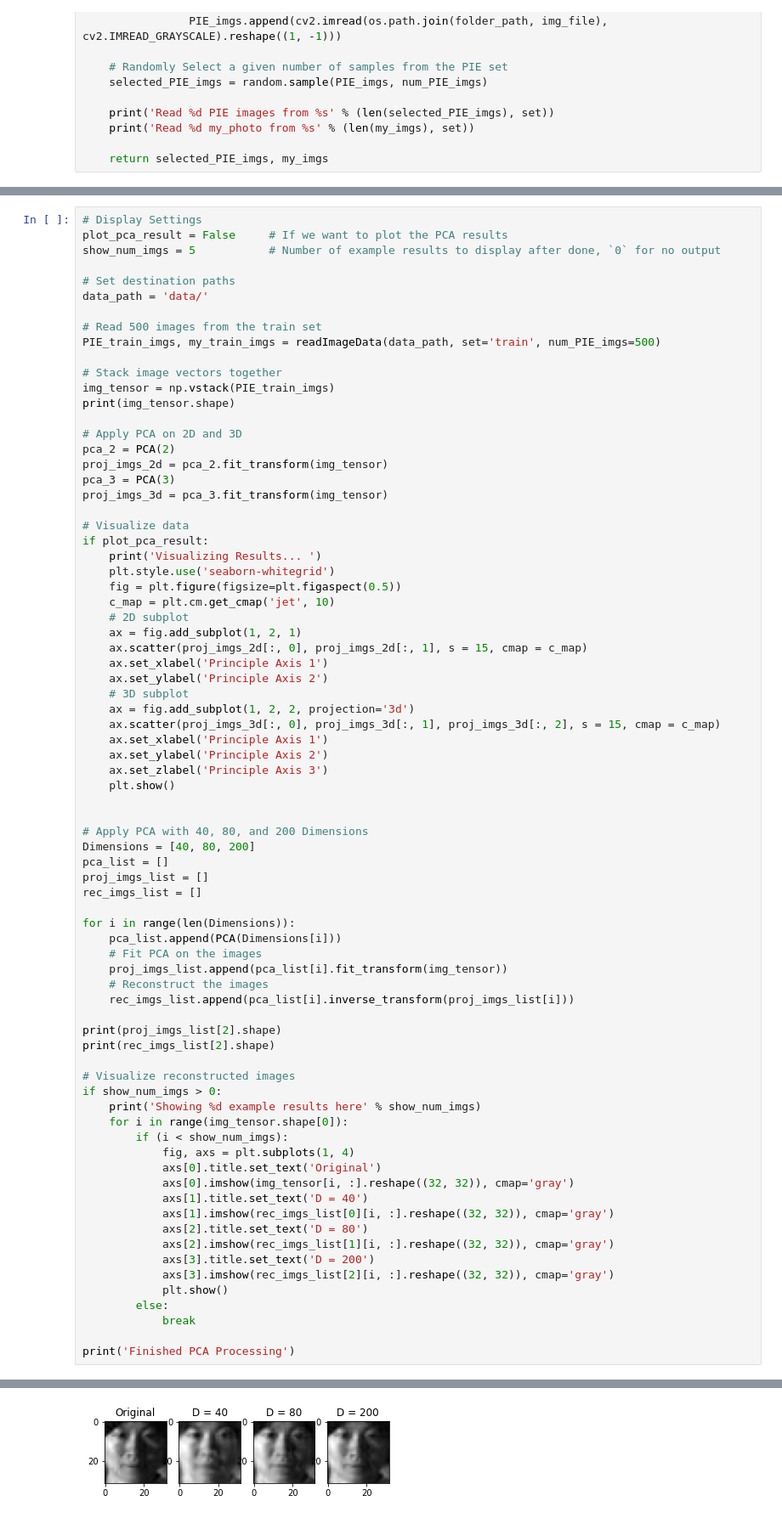
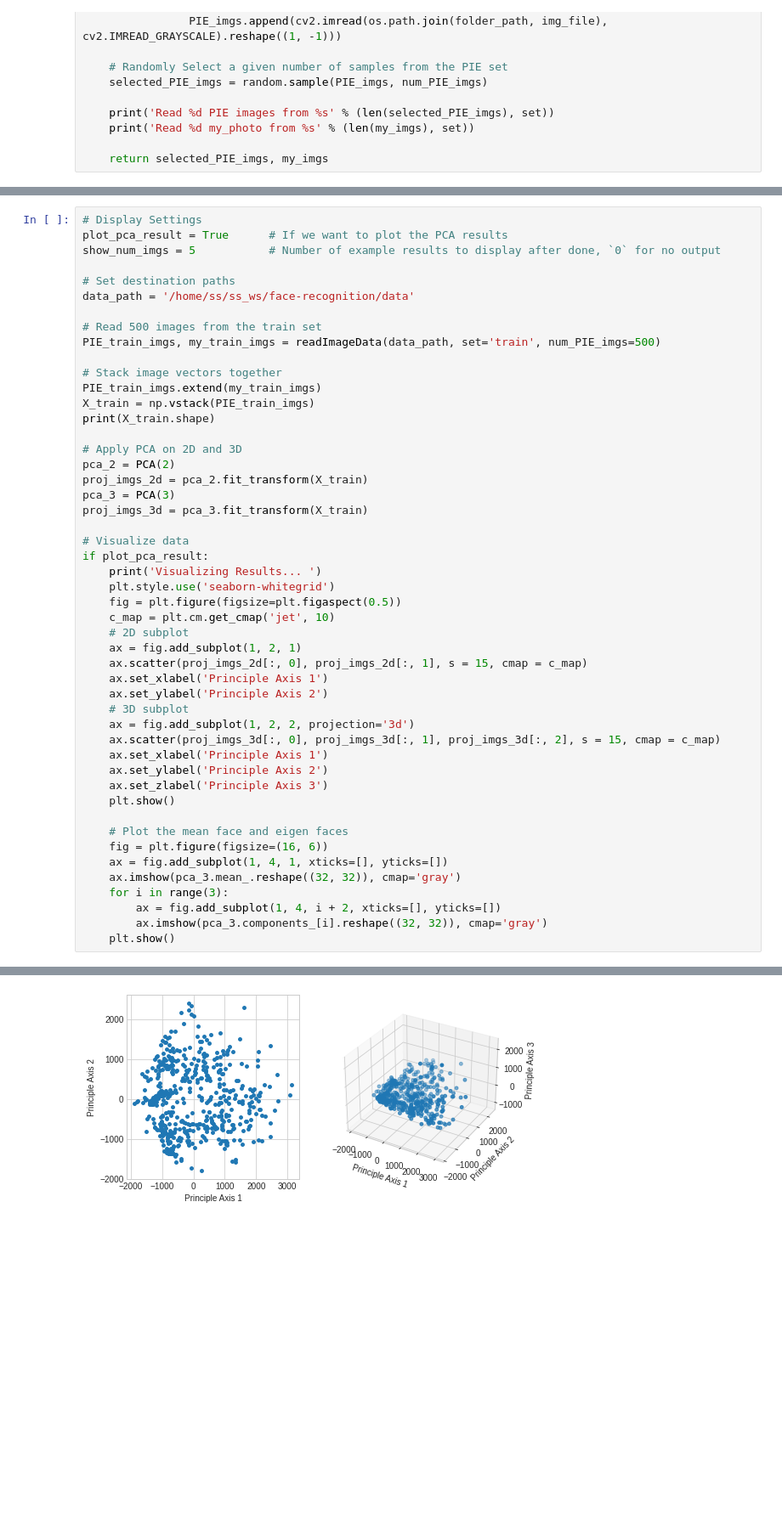
Before and after one commit to SS47816/face-recognition, a Jupyter notebook: face_recognition.ipynb, the cells around one changed output, grey strips where cells are left out. Shown at 85% size. Saved outputs shown, nothing was run; the diff lists cells and outputs as text; blank space fills up the shorter version.

Commit message:
feat: add plotting for eigenfaces

```diff
--- a/face_recognition.ipynb
+++ b/face_recognition.ipynb
@@ -42,23 +45,24 @@ def readImageData(data_path, set='train', num_PIE_imgs=-1):
 # %%
 # Display Settings
-plot_pca_result = False     # If we want to plot the PCA results
+plot_pca_result = True      # If we want to plot the PCA results
 show_num_imgs = 5           # Number of example results to display after done, `0` for no output
 
 # Set destination paths
-data_path = 'data/'
+data_path = '/home/ss/ss_ws/face-recognition/data'
 
 # Read 500 images from the train set
 PIE_train_imgs, my_train_imgs = readImageData(data_path, set='train', num_PIE_imgs=500)
 
 # Stack image vectors together
-img_tensor = np.vstack(PIE_train_imgs)
-print(img_tensor.shape)
+PIE_train_imgs.extend(my_train_imgs)
+X_train = np.vstack(PIE_train_imgs)
+print(X_train.shape)
 
 # Apply PCA on 2D and 3D
 pca_2 = PCA(2)
-proj_imgs_2d = pca_2.fit_transform(img_tensor)
+proj_imgs_2d = pca_2.fit_transform(X_train)
 pca_3 = PCA(3)
-proj_imgs_3d = pca_3.fit_transform(img_tensor)
+proj_imgs_3d = pca_3.fit_transform(X_train)
 
 # Visualize data
 if plot_pca_result:
@@ -79,42 +83,14 @@ if plot_pca_result:
     ax.set_zlabel('Principle Axis 3')
     plt.show()
 
-
-# Apply PCA with 40, 80, and 200 Dimensions
-Dimensions = [40, 80, 200]
-pca_list = []
-proj_imgs_list = []
-rec_imgs_list = []
-
-for i in range(len(Dimensions)):
-    pca_list.append(PCA(Dimensions[i]))
-    # Fit PCA on the images
-    proj_imgs_list.append(pca_list[i].fit_transform(img_tensor))
-    # Reconstruct the images
-    rec_imgs_list.append(pca_list[i].inverse_transform(proj_imgs_list[i]))
-
-print(proj_imgs_list[2].shape)
-print(rec_imgs_list[2].shape)
-
-# Visualize reconstructed images
-if show_num_imgs > 0:
-    print('Showing %d example results here' % show_num_imgs)
-    for i in range(img_tensor.shape[0]):
-        if (i < show_num_imgs):
-            fig, axs = plt.subplots(1, 4)
-            axs[0].title.set_text('Original')
-            axs[0].imshow(img_tensor[i, :].reshape((32, 32)), cmap='gray')
-            axs[1].title.set_text('D = 40')
-            axs[1].imshow(rec_imgs_list[0][i, :].reshape((32, 32)), cmap='gray')
-            axs[2].title.set_text('D = 80')
-            axs[2].imshow(rec_imgs_list[1][i, :].reshape((32, 32)), cmap='gray')
-            axs[3].title.set_text('D = 200')
-            axs[3].imshow(rec_imgs_list[2][i, :].reshape((32, 32)), cmap='gray')
-            plt.show()
-        else:
-            break
-
-print('Finished PCA Processing')
+    # Plot the mean face and eigen faces
+    fig = plt.figure(figsize=(16, 6))
+    ax = fig.add_subplot(1, 4, 1, xticks=[], yticks=[])
+    ax.imshow(pca_3.mean_.reshape((32, 32)), cmap='gray')
+    for i in range(3):
+        ax = fig.add_subplot(1, 4, i + 2, xticks=[], yticks=[])
+        ax.imshow(pca_3.components_[i].reshape((32, 32)), cmap='gray')
+    plt.show()
 # %% [output]
 Read 500 PIE images from train
 Read 7 my_photo from train
@@ -125 +99 @@ Showing 5 example results here
-[figure, old version]
+[figure, new version]
```
Also changed, not shown: parts of 4 cells of this notebook, 1 other file.
